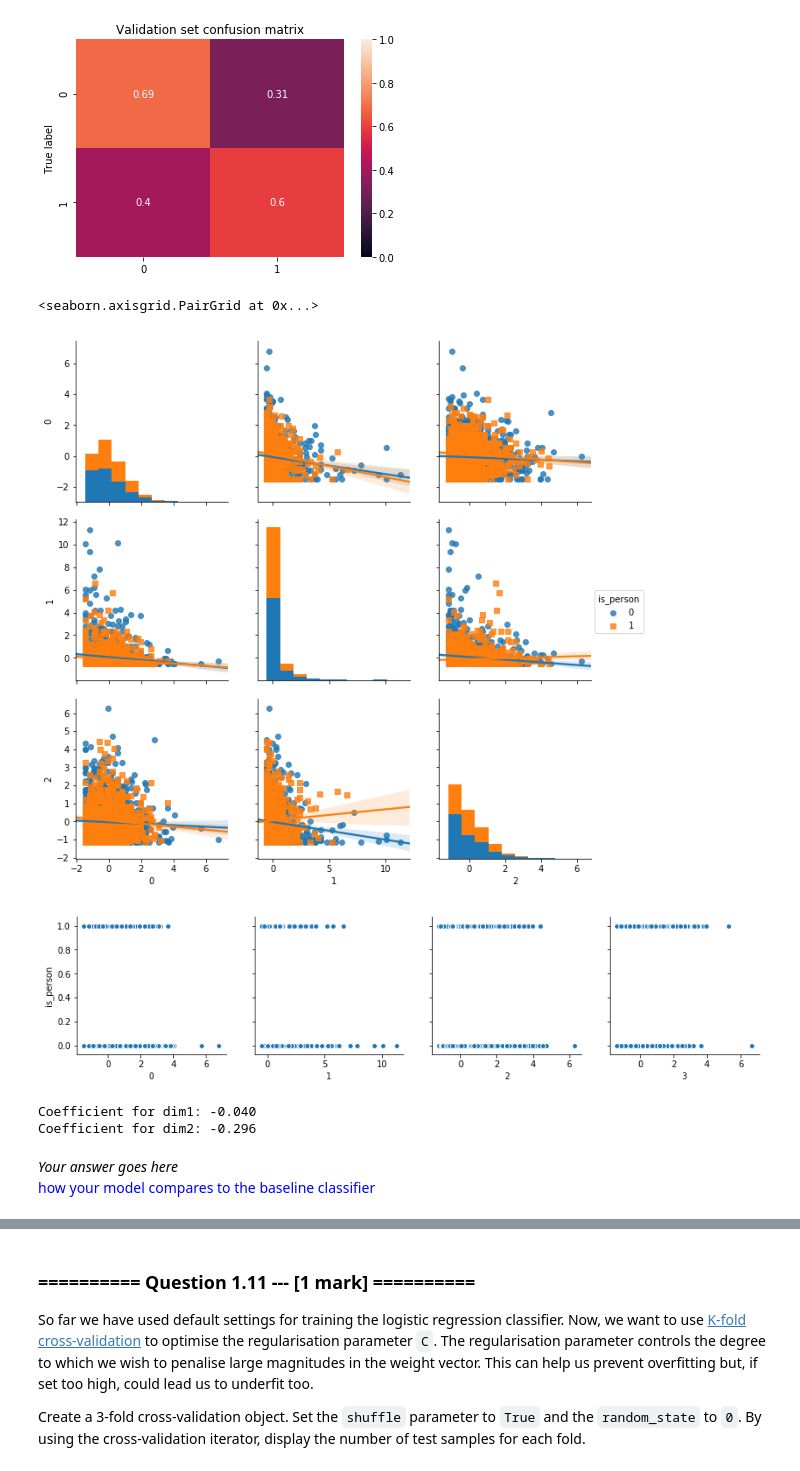
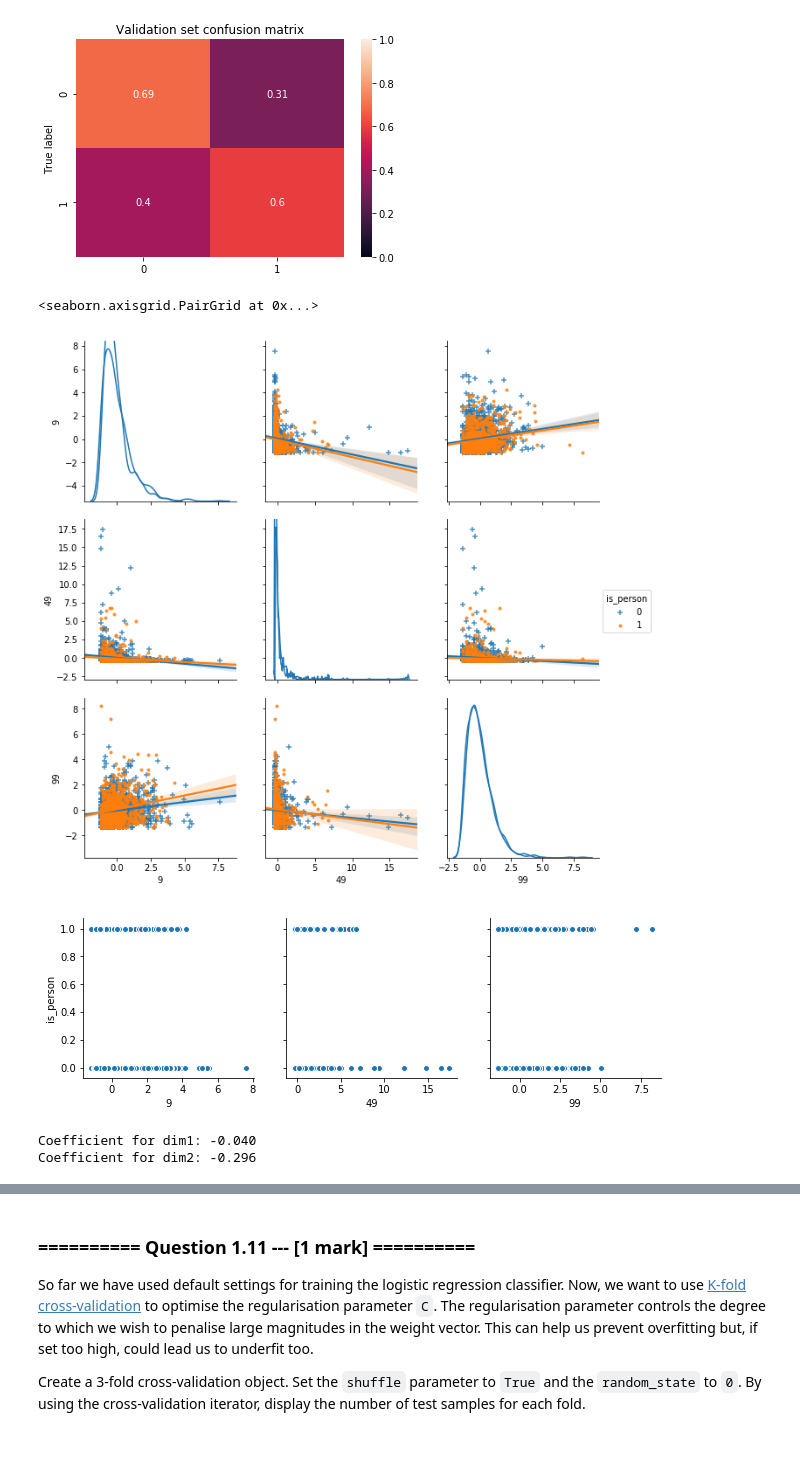
Before and after one commit to ShootingSpace/Machine-learning-practical-with-scikit-learn, a Jupyter notebook: 07_Assignment_3.ipynb, the cells around one changed output, grey strips where cells are left out. Cells and saved outputs as stored; diff of their text form; code cells hidden in the pictures.

```diff
--- a/07_Assignment_3.ipynb
+++ b/07_Assignment_3.ipynb
@@ -343,16 +343,16 @@ plot_confusion_matrix(cm_norm, classes=lr_1.classes_, title = 'Validation set co
 # %%
 dummy_tr_new = X_tr.copy(deep=True)
 dummy_tr_new['is_person']= y_tr
 dummy_val_new = X_val.copy(deep=True)
 dummy_val_new['is_person']= y_val
 
-sns.pairplot(data=dummy_tr_new,hue='is_person',markers=["o", "s"],size=3,vars=[0,1,2],kind="reg")
-sns.pairplot(data=dummy_val_new,hue='is_person',markers=["o", "s"],size=3,vars=[0,1,2],kind="reg")
-sns.pairplot(data=dummy_tr_new, x_vars=[0,1,2,3], y_vars = 'is_person', size=3)
+sns.pairplot(data=dummy_tr_new,hue='is_person',markers=["+", "."],size=3,diag_kind="kde",vars=[9,49,99],kind="reg")
+#sns.pairplot(data=dummy_val_new,hue='is_person',markers=["o", "s"],size=3,vars=[0,1,2],kind="reg")
+sns.pairplot(data=dummy_tr_new, x_vars=[9,49,99], y_vars = 'is_person', size=3)
 # %% [output]
 <seaborn.axisgrid.PairGrid at 0x...>
-[figure, old version]
+[figure, new version]
-[figure, old version]
+[figure, new version]
 # %%
 dim1 = X_tr.columns.get_loc(1)
 dim2 = X_tr.columns.get_loc(2)
@@ -361,7 +361,3 @@ print('Coefficient for dim2: {:.3f}'.format(lr_1.coef_[0, dim2]))
 # %% [output]
 Coefficient for dim1: -0.040
 Coefficient for dim2: -0.296
-# %% [markdown]
-*Your answer goes here*
-<font color='blue'>
-how your model compares to the baseline classifier
```
Also changed, not shown: parts of 23 cells of this notebook.
